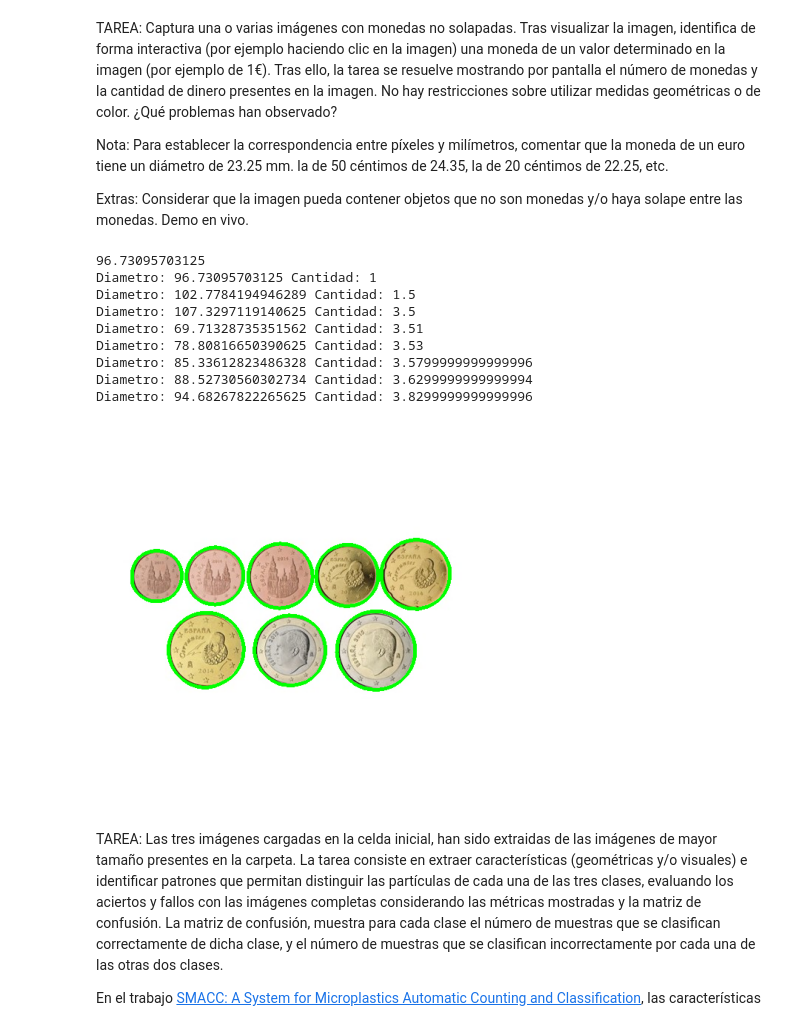
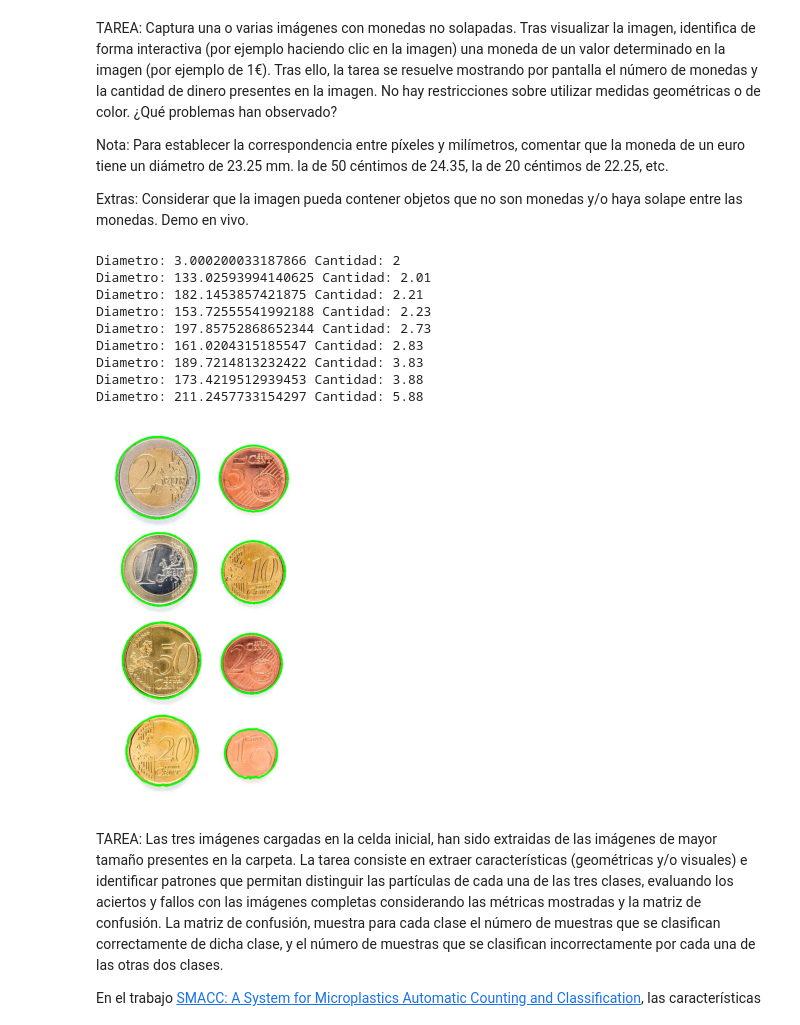
Before and after one commit to VisionPorComputador-G17/P3, a Jupyter notebook: VC_P3.ipynb, the cells around one changed output. Drawn from its saved outputs; the diff is of its cells as text; code cells hidden in the pictures.

```diff
--- a/VC_P3.ipynb
+++ b/VC_P3.ipynb
@@ -18,19 +18,18 @@ Nota: Para establecer la correspondencia entre píxeles y milímetros, comentar
 
 Extras: Considerar que la imagen pueda contener objetos que no son monedas y/o haya solape entre las monedas. Demo en vivo.
 # %%
-img = cv2.imread('Monedas2.jpg')
+img = cv2.imread('Monedas.jpg')
 img_rgb = cv2.cvtColor(img, cv2.COLOR_BGR2RGB)
+img_hsv = cv2.cvtColor(img_rgb, cv2.COLOR_RGB2HSV)
 img_gris = cv2.cvtColor(img_rgb, cv2.COLOR_RGB2GRAY)
 
-img_ggris = cv2.GaussianBlur(img_gris, (11, 11), 0)
+img_ggris = cv2.GaussianBlur(img_gris, (7, 7), 0)
 
 th,img_th = cv2.threshold(img_ggris,0,255,cv2.THRESH_BINARY_INV+cv2.THRESH_OTSU)
 
 contornos, hierarchy = cv2.findContours(img_th, cv2.RETR_EXTERNAL, cv2.CHAIN_APPROX_SIMPLE)
 
 cv2.drawContours(img_rgb, contornos, -1, (0, 255, 0), 3)
-
-radios = []
 
 selected_radius = None
 
@@ -50,53 +49,67 @@ while selected_radius is None:
     if cv2.waitKey(10) == 27:
         break
 
-for c in contornos:
-    area = cv2.contourArea(c)
-    if area > 10:
-        (cx, cy), radio = cv2.minEnclosingCircle(c)
-        radios.append(radio)
-
 coins_diameter = [16.26, 18.75, 21.25, 19.75, 22.25, 24.25, 23.25, 25.75]
 coins_value = [0.01, 0.02, 0.05, 0.1, 0.2, 0.5, 1, 2]
+coins_color = ["copper", "copper", "copper", "gold", "gold", "gold", "silver_gold", "silver_gold"]
 
 if selected_radius:
     ratio = selected_radius * 2 / coins_diameter[6]
 
 money_amount = 0
-tolerance = 4
-print(selected_radius * 2)
+tolerance = 3
 
-for radio in radios:
+def get_avg_color(contornos, img_hsv):
+    mask = np.zeros(img_hsv.shape[:2], dtype=np.uint8)
+    cv2.drawContours(mask, contornos, -1, 255, -1)
+    mean_value = cv2.mean(img_hsv, mask=mask)
+    return mean_value[:3]
+
+def classify_color_hsv(avg_color):
+    h, s, v = avg_color
+
+    if 10 < h < 20 and s > 100:
+        return "copper"
+    elif 20 < h < 30 and s > 100:
+        return "gold"
+
+    return "silver_gold"
+
+for c in contornos:
+    (cx, cy), radio = cv2.minEnclosingCircle(c)
     diameter = radio * 2
     detected = False
 
-    for coin_diameter, coin_value in zip(coins_diameter, coins_value):
+    avg_color = get_avg_color(c, img_hsv)
+    color = classify_color_hsv(avg_color)
+
+    for coin_diameter, coin_value, coin_color in zip(coins_diameter, coins_value, coins_color):
         if abs(diameter - ratio * coin_diameter) < tolerance:
             money_amount += coin_value
             detected = True
             break
 
     if not detected:
         money_amount += coins_value[-1]
 
     print("Diametro:", diameter, "Cantidad:", money_amount)
 
 # print(money_amount)
 plt.imshow(img_rgb)
 plt.axis("off")
 
 cv2.destroyAllWindows()
 # %% [output]
-96.73095703125
-Diametro: 96.73095703125 Cantidad: 1
-Diametro: 102.7784194946289 Cantidad: 1.5
-Diametro: 107.3297119140625 Cantidad: 3.5
-Diametro: 69.71328735351562 Cantidad: 3.51
-Diametro: 78.80816650390625 Cantidad: 3.53
-Diametro: 85.33612823486328 Cantidad: 3.5799999999999996
-Diametro: 88.52730560302734 Cantidad: 3.6299999999999994
-Diametro: 94.68267822265625 Cantidad: 3.8299999999999996
+Diametro: 3.000200033187866 Cantidad: 2
+Diametro: 133.02593994140625 Cantidad: 2.01
+Diametro: 182.1453857421875 Cantidad: 2.21
+Diametro: 153.72555541992188 Cantidad: 2.23
+Diametro: 197.85752868652344 Cantidad: 2.73
+Diametro: 161.0204315185547 Cantidad: 2.83
+Diametro: 189.7214813232422 Cantidad: 3.83
+Diametro: 173.4219512939453 Cantidad: 3.88
+Diametro: 211.2457733154297 Cantidad: 5.88
-[figure, old version]
+[figure, new version]
 # %% [markdown]
 TAREA: Las tres imágenes cargadas en la celda inicial, han sido extraidas de las imágenes de mayor tamaño presentes en la carpeta. La tarea consiste en extraer características (geométricas y/o visuales) e identificar patrones que permitan distinguir las partículas de cada una de las tres clases, evaluando los aciertos y fallos con las imágenes completas considerando las métricas mostradas y la matriz de confusión. La matriz de confusión, muestra para cada clase el número de muestras que se clasifican correctamente de dicha clase, y el número de muestras que se clasifican incorrectamente por cada una de las otras dos clases.
 
```
